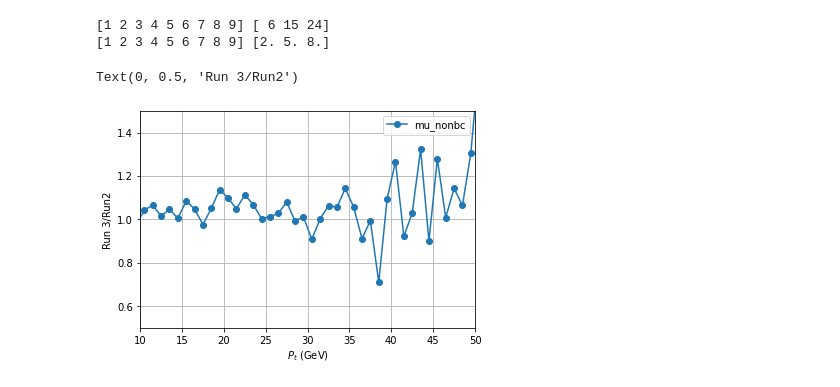
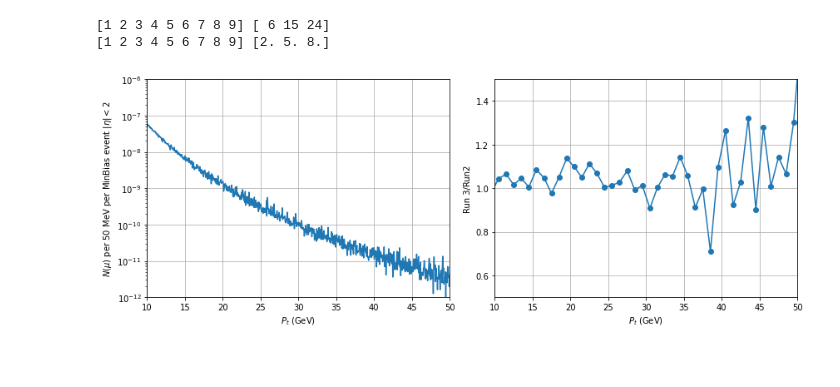
Before and after one commit to erfz/milliq_mcgen, a Jupyter notebook: mesonPt/compare_Run2_Run3.ipynb, the cells around one changed output. Cells and saved outputs as stored; diff of their text form; code cells hidden in the pictures; blank space fills up the shorter version.

Commit message:
plots

```diff
--- a/mesonPt/compare_Run2_Run3.ipynb
+++ b/mesonPt/compare_Run2_Run3.ipynb
@@ -87,19 +88,32 @@ print(x,xB)
 [1 2 3 4 5 6 7 8 9] [2. 5. 8.]
 # %%
 # Now for the muons (the last in the lists)
+figure = plt.figure(figsize=(12, 4.5))
+ax = plt.subplot(121)
+ax.plot(binsc[-1], cont3[-1])
+ax.set_xlim(10,50)
+ax.grid()
+ax.set_xlabel("$P_t$ (GeV)")
+ax.set_yscale('log')
+ax.set_ylim(1e-12,1e-6)
+ax.set_ylabel("$N(\mu)$ per 50 MeV per MinBias event $|\eta|<2$")
+
+
+
 c2 = rebinContents(np.array(cont2[-1]),20)
 c3 = rebinContents(np.array(cont3[-1]),20)
 b  = rebinBins(binsc[-1],20)
 r = c3/c2
 n  = histNames[-1]
-ax = plt.subplot(111)
+ax = plt.subplot(122)
 ax.plot(b, r, label=n, marker='o')
 ax.set_xlim(10,50)
 ax.set_ylim(0.5,1.5)
-ax.legend()
+# ax.legend()
 ax.grid()
 ax.set_xlabel("$P_t$ (GeV)")
 ax.set_ylabel("Run 3/Run2")
+plt.tight_layout()
+plt.savefig("mu_nonbc.pdf")
 # %% [output]
-Text(0, 0.5, 'Run 3/Run2')
-[figure, old version]
+[figure, new version]
```
Also changed, not shown: parts of 1 cell of this notebook, 3 other files.
